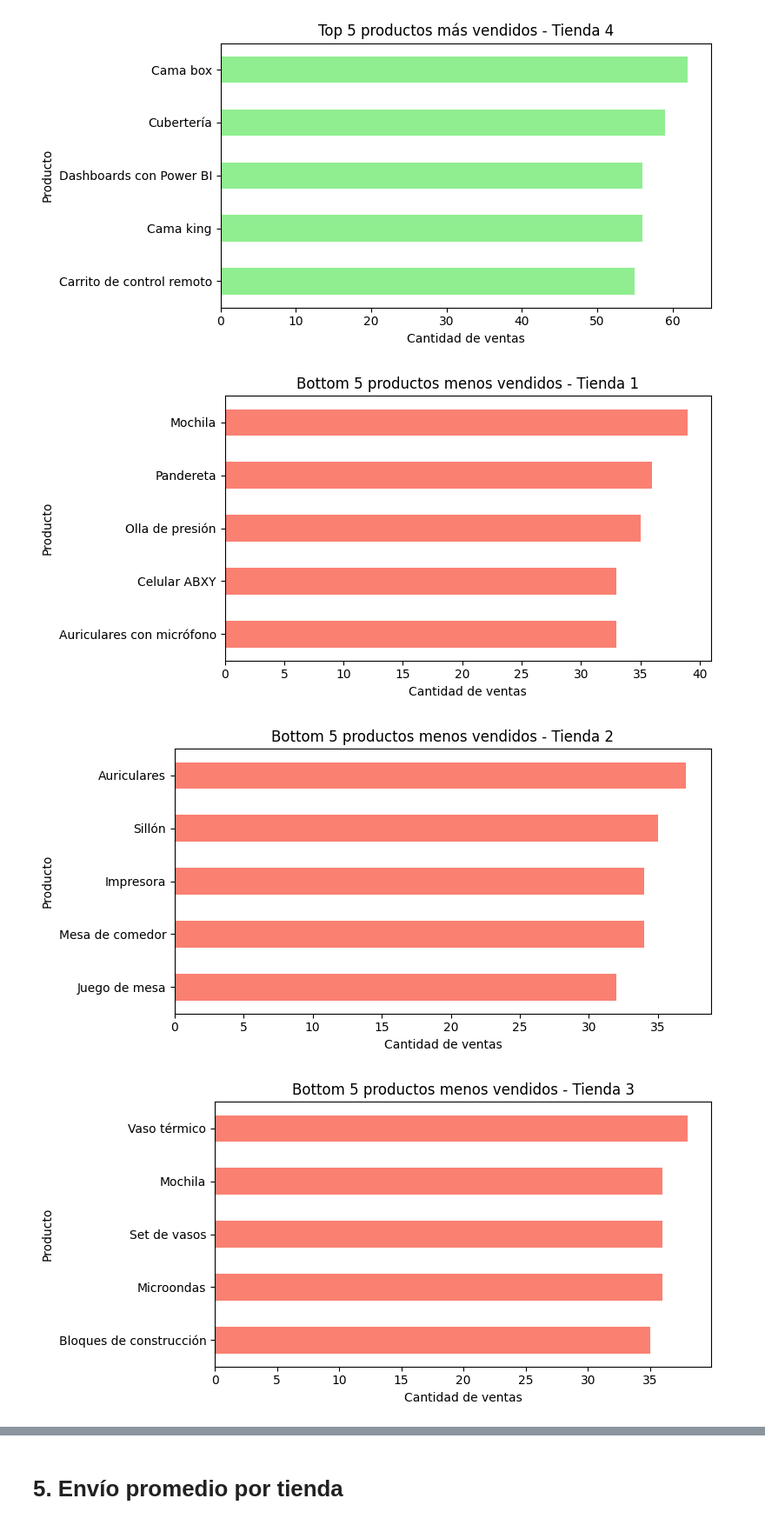
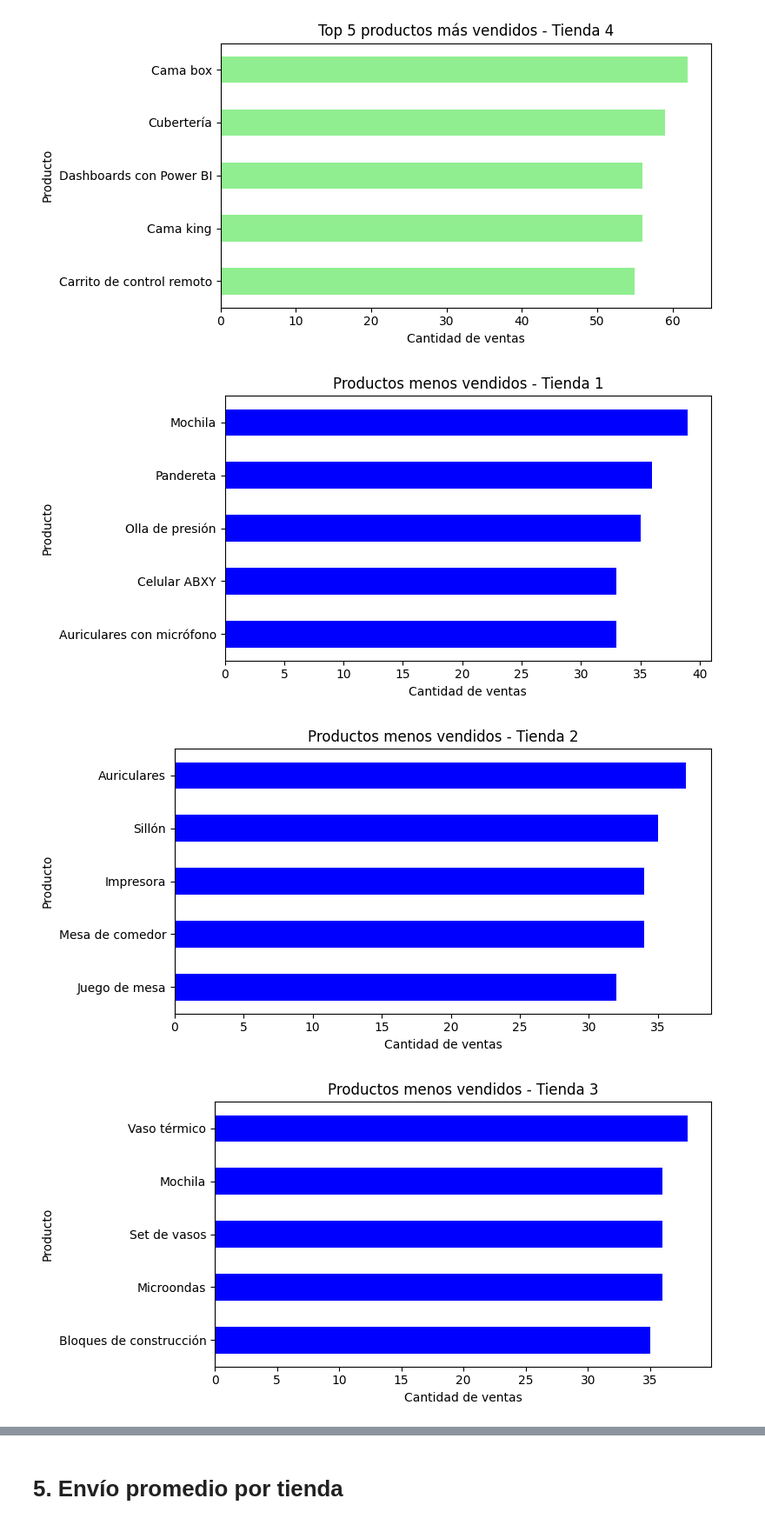
Before and after one commit to ERISANCHEZ1/desafio-practicando-python-data-sciencie-es, a Jupyter notebook: Alurastorelatam.ipynb, the cells around one changed output, grey strips where cells are left out. Shown at 87% size. Drawn from its saved outputs; the diff is of its cells as text; code cells hidden in the pictures.

```diff
--- a/Alurastorelatam.ipynb
+++ b/Alurastorelatam.ipynb
@@ -233,20 +233,20 @@ graficar_top5(ventas_t4, "Tienda 4")
 [figure]
 [figure]
 # %%
-def graficar_bottom5(ventas, titulo):
+def graficar_top5(ventas, titulo):
     bottom5 = ventas.sort_values().head(5)  # ordenar de menor a mayor y tomar los 5 primeros
     plt.figure(figsize=(8, 4))
-    bottom5.plot(kind='barh', color='salmon')
-    plt.title(f"Bottom 5 productos menos vendidos - {titulo}")
+    bottom5.plot(kind='barh', color='blue')
+    plt.title(f"Productos menos vendidos - {titulo}")
     plt.xlabel("Cantidad de ventas")
     plt.tight_layout()
     plt.show()
 
-graficar_bottom5(ventas_t1, "Tienda 1")
-graficar_bottom5(ventas_t2, "Tienda 2")
-graficar_bottom5(ventas_t3, "Tienda 3")
-graficar_bottom5(ventas_t4, "Tienda 4")
+graficar_top5(ventas_t1, "Tienda 1")
+graficar_top5(ventas_t2, "Tienda 2")
+graficar_top5(ventas_t3, "Tienda 3")
+graficar_top5(ventas_t4, "Tienda 4")
 # %% [output]
-[figure, old version]
+[figure, new version]
-[figure, old version]
+[figure, new version]
-[figure, old version]
+[figure, new version]
```
Also changed, not shown: parts of 1 cell of this notebook.
